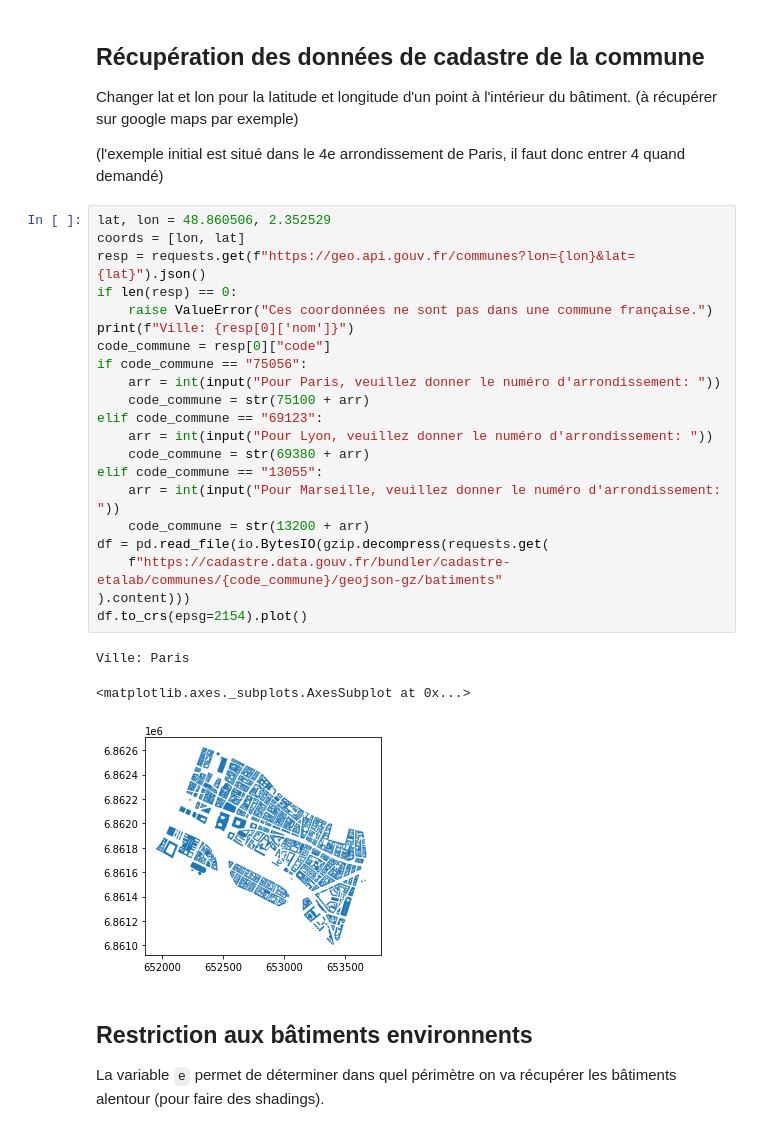
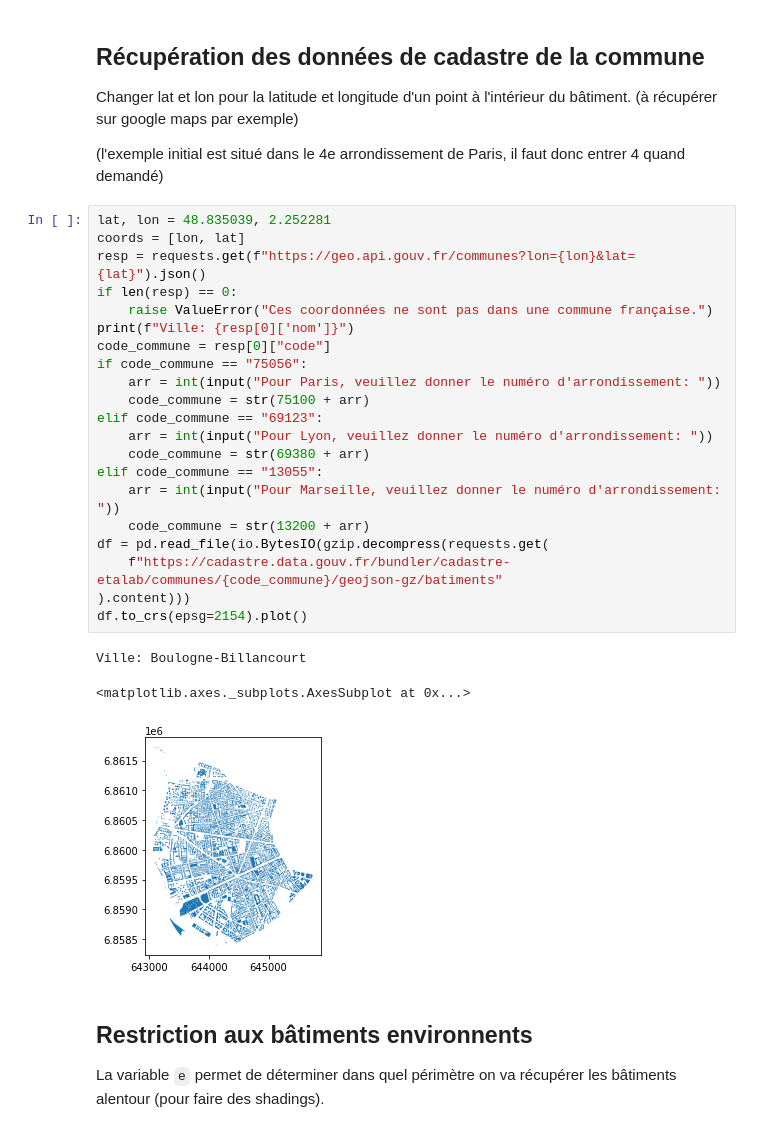
Before and after one commit to openergy/oplusclient, a Jupyter notebook: samples/cadastre.ipynb, the cells around one changed output. Cells and saved outputs as stored; diff of their text form.

```diff
--- a/samples/cadastre.ipynb
+++ b/samples/cadastre.ipynb
@@ -27,30 +27,30 @@ Changer lat et lon pour la latitude et longitude d'un point à l'intérieur du b
 
 (l'exemple initial est situé dans le 4e arrondissement de Paris, il faut donc entrer 4 quand demandé)
 # %%
-lat, lon = 48.860506, 2.352529
+lat, lon = 48.835039, 2.252281
 coords = [lon, lat]
 resp = requests.get(f"https://geo.api.gouv.fr/communes?lon={lon}&lat={lat}").json()
 if len(resp) == 0:
     raise ValueError("Ces coordonnées ne sont pas dans une commune française.")
 print(f"Ville: {resp[0]['nom']}")
 code_commune = resp[0]["code"]
 if code_commune == "75056":
     arr = int(input("Pour Paris, veuillez donner le numéro d'arrondissement: "))
     code_commune = str(75100 + arr)
 elif code_commune == "69123":
     arr = int(input("Pour Lyon, veuillez donner le numéro d'arrondissement: "))
     code_commune = str(69380 + arr)
 elif code_commune == "13055":
     arr = int(input("Pour Marseille, veuillez donner le numéro d'arrondissement: "))
     code_commune = str(13200 + arr)
 df = pd.read_file(io.BytesIO(gzip.decompress(requests.get(
     f"https://cadastre.data.gouv.fr/bundler/cadastre-etalab/communes/{code_commune}/geojson-gz/batiments"
 ).content)))
 df.to_crs(epsg=2154).plot()
 # %% [output]
-Ville: Paris
+Ville: Boulogne-Billancourt
 <matplotlib.axes._subplots.AxesSubplot at 0x...>
-[figure, old version]
+[figure, new version]
 # %% [markdown]
 ## Restriction aux bâtiments environnents
 
```
Also changed, not shown: parts of 2 cells of this notebook.
